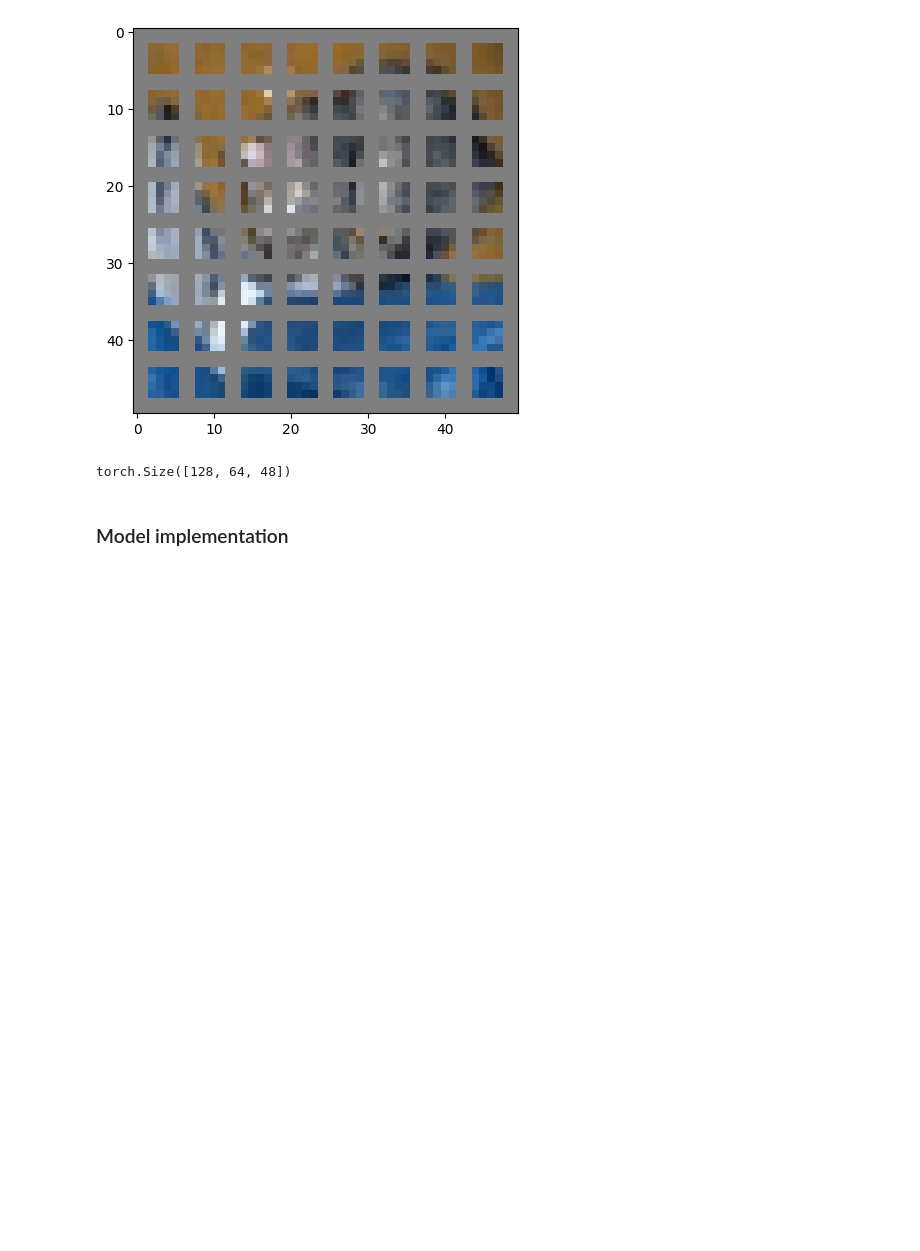
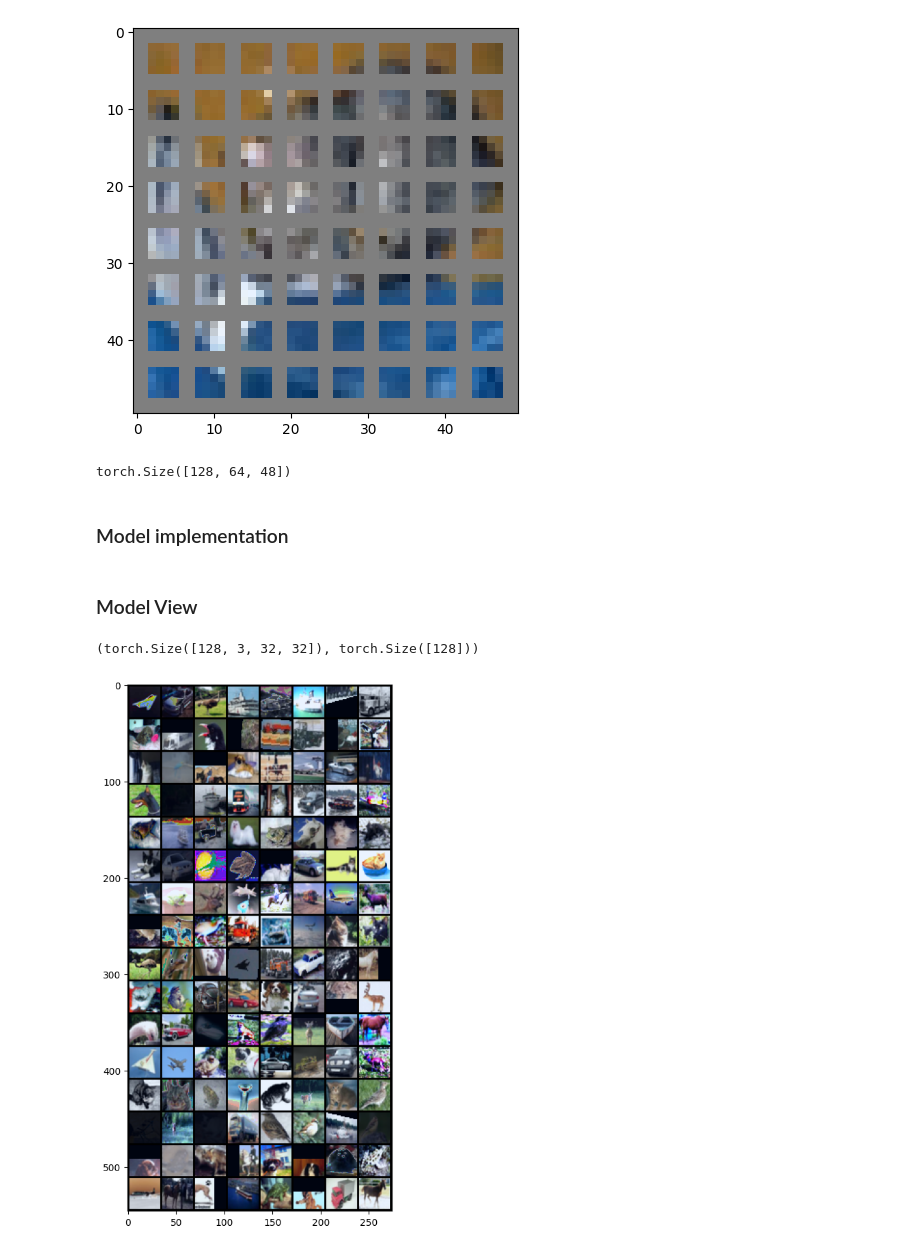
Before and after one commit to natek-1/Vision-Transformer-for-image-captioning, a Jupyter notebook: research/implementation.ipynb, the cells around one changed output. Saved outputs shown, nothing was run; the diff lists cells and outputs as text; code cells hidden in the pictures; blank space fills up the shorter version.

```diff
--- a/research/implementation.ipynb
+++ b/research/implementation.ipynb
@@ -173,3 +173,16 @@ class Vit(nn.Module):
             embs = block(embs)
 
         return self.fc_out(embs[:, 0])
+# %% [markdown]
+### Model View
+# %%
+train_images, train_label = next(iter(train_loader))
+train_images.shape, train_label.shape
+# %% [output]
+(torch.Size([128, 3, 32, 32]), torch.Size([128]))
+# %%
+plt.figure(figsize = (20,10))
+out = torchvision.utils.make_grid(train_images, 8, normalize=True)
+_ = plt.imshow(out.numpy().transpose((1, 2, 0)))
+# %% [output]
+[figure, added]
```
Also changed, not shown: parts of 14 cells of this notebook, 1 other file.
